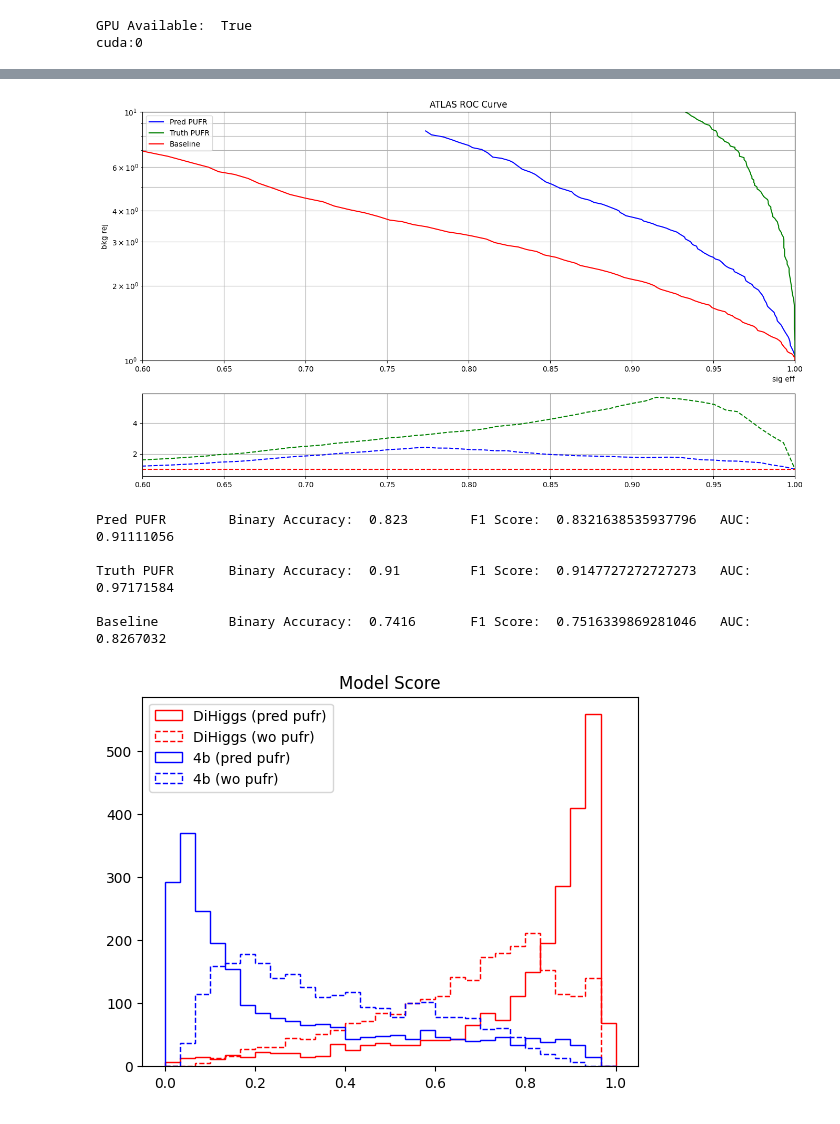
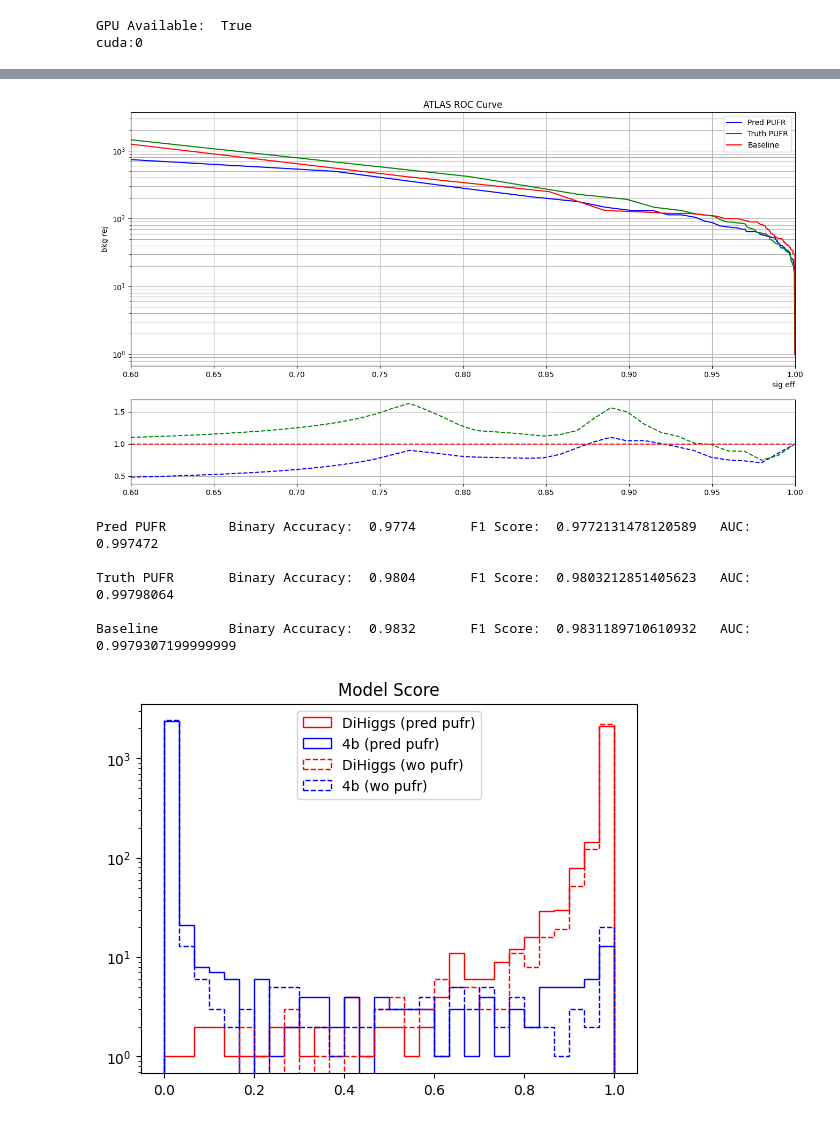
Before and after one commit to LukeV37/Pileup_Project, a Jupyter notebook: analysis/DiHiggs_4b_Attention_Classifier_PRED_PUFR.ipynb, the cells around one changed output, grey strips where cells are left out. Cells and saved outputs as stored; diff of their text form; code cells hidden in the pictures.

```diff
--- a/analysis/DiHiggs_4b_Attention_Classifier_PRED_PUFR.ipynb
+++ b/analysis/DiHiggs_4b_Attention_Classifier_PRED_PUFR.ipynb
@@ -122,7 +122,7 @@ print()
 GPU Available:  True
 cuda:0
 # %%
-model = torch.load("../models/PUFNN_diHiggs.torch")
+model = torch.load("../models/results/PUFNN.torch")
 
 PUFrANN = model.to(device)
 # %%
@@ -298,6 +356,7 @@ def train(model, optimizer, data, epochs=20):
 
     history = {'train_loss':[],'test_loss':[]}
 
+    scheduler = torch.optim.lr_scheduler.StepLR(optimizer, step_size=10, gamma=0.1)
     for e in range(epochs):
         cum_loss_train = []
         cum_loss_val = []
@@ -318,6 +377,8 @@ def train(model, optimizer, data, epochs=20):
             loss = loss_fn(y_pred,y_val[event].to(device))
             cum_loss_val.append(loss.detach().cpu().numpy())
 
+        scheduler.step()
+
         history['train_loss'].append(np.mean(cum_loss_train))
         history['test_loss'].append(np.mean(cum_loss_val))
 
@@ -398,11 +453,11 @@ Epoch: 4        Train Loss: 0.6354      Val Loss: 0.7478
 # %%
-train_more=False
+train_more=True
 if train_more:
-    Epochs = 2
+    Epochs = 23
 
     # Train model with pt,eta,phi,m,pufr
     print("Training with PUFR")
-    data = [X_train_pufr, y_train, X_val_pufr, y_train]
+    data = [X_train_pufr, y_train, X_val_pufr, y_val]
     PUFR_history2 = train(PUFR, optimizer_pufr, data, epochs=Epochs)
     PUFR_history['train_loss'] = np.concatenate([PUFR_history['train_loss'],PUFR_history2['train_loss']], axis=0)
     PUFR_history['test_loss'] = np.concatenate([PUFR_history['test_loss'],PUFR_history2['test_loss']], axis=0)
@@ -414,7 +469,7 @@ if train_more:
 
     # Train model with pt,eta,phi,m,pufr
     print("Training with Truth PUFR")
-    data = [X_train_truth, y_train, X_val_truth, y_train]
+    data = [X_train_truth, y_train, X_val_truth, y_val]
     Truth_history2 = train(Truth, optimizer_truth, data, epochs=Epochs)
     Truth_history['train_loss'] = np.concatenate([Truth_history['train_loss'],Truth_history2['train_loss']], axis=0)
     Truth_history['test_loss'] = np.concatenate([Truth_history['test_loss'],Truth_history2['test_loss']], axis=0)
@@ -425,7 +480,7 @@ if train_more:
     plt.show()
 
     print("Training Baseline")
-    data = [X_train_baseline, y_train, X_val_baseline, y_train]
+    data = [X_train_baseline, y_train, X_val_baseline, y_val]
     Baseline_history2 = train(Baseline, optimizer_baseline, data, epochs=Epochs)
     Baseline_history['train_loss'] = np.concatenate([Baseline_history['train_loss'],Baseline_history2['train_loss']], axis=0)
     Baseline_history['test_loss'] = np.concatenate([Baseline_history['test_loss'],Baseline_history2['test_loss']], axis=0)
@@ -455,7 +552,7 @@ def ATLAS_roc(y_true, y_pred):
     sig_eff = []
     bkg_eff = []
 
-    thresholds = np.linspace(0,0.7,100)
+    thresholds = np.linspace(0,0.999,100)
 
     for threshold in thresholds:
         sig_eff.append(((y_pred[sig] > threshold).sum() / y_true[sig].shape[0]))
@@ -469,7 +566,7 @@ def ATLAS_roc(y_true, y_pred):
     return np.array(sig_eff), np.array(bkg_rej), thresholds
 
 def get_predictions(model, data):
-    X_test, y_test = data
+    X_test = data
     model.to(device)
     model.eval()
 
@@ -492,13 +589,13 @@ def get_metrics(y_true, y_pred, threshold):
 
 fig, (ax1, ax2) = plt.subplots(2,1,figsize=(16,9), gridspec_kw={'height_ratios': [3, 1]})
 
-pufr_pred = get_predictions(PUFR, [X_test_pufr, y_test])
-truth_pred = get_predictions(Truth, [X_test_truth, y_test])
-baseline_pred = get_predictions(Baseline, [X_test_baseline, y_test])
+pufr_pred = get_predictions(PUFR, X_test_pufr)
+truth_pred = get_predictions(Truth, X_test_truth)
+baseline_pred = get_predictions(Baseline, X_test_baseline)
 
-x1,y1,th1,AUC1,BA1,f11 = get_metrics(y_test, pufr_pred, 0.5)
-x2,y2,th2,AUC2,BA2,f12 = get_metrics(y_test, truth_pred, 0.5)
-x3,y3,th3,AUC3,BA3,f13 = get_metrics(y_test, baseline_pred, 0.5)
+x1,y1,th1,AUC1,BA1,f11 = get_metrics(y_test, pufr_pred, 0.8)
+x2,y2,th2,AUC2,BA2,f12 = get_metrics(y_test, truth_pred, 0.8)
+x3,y3,th3,AUC3,BA3,f13 = get_metrics(y_test, baseline_pred, 0.8)
 
 ax1.set_title("ATLAS ROC Curve")
 ax1.set_xlabel("sig eff",loc='right')
@@ -530,7 +627,7 @@ ax1.legend()
 ax1.set_yscale('log')
 ax1.grid(which='both')
 ax2.grid(which='both')
-ax1.set_ylim(1,10)
+#ax1.set_ylim(1,10)
 ax1.set_xlim(0.6,1)
 ax2.set_xlim(0.6,1)
 plt.show()
@@ -542,24 +639,28 @@ print("")
 print("Baseline\t","Binary Accuracy: ", BA3, "\tF1 Score: ", f13, "\tAUC: ", AUC3)
 print("")
 # %% [output]
-[figure, old version]
+[figure, new version]
-Pred PUFR        Binary Accuracy:  0.823        F1 Score:  0.8321638535937796   AUC:  0.91111056
+Pred PUFR        Binary Accuracy:  0.9774       F1 Score:  0.9772131478120589   AUC:  0.997472
 
-Truth PUFR       Binary Accuracy:  0.91         F1 Score:  0.9147727272727273   AUC:  0.97171584
+Truth PUFR       Binary Accuracy:  0.9804       F1 Score:  0.9803212851405623   AUC:  0.99798064
 
-Baseline         Binary Accuracy:  0.7416       F1 Score:  0.7516339869281046   AUC:  0.8267032
+Baseline         Binary Accuracy:  0.9832       F1 Score:  0.9831189710610932   AUC:  0.9979307199999999
 # %%
 mask = y_test==1
 
 plt.title("Model Score")
+
 plt.hist(pufr_pred[mask],color='r',histtype='step',label='DiHiggs (pred pufr)',bins=30,range=(0,1))
+plt.hist(pufr_pred[~mask],color='b',histtype='step',label='4b (pred pufr)',bins=30,range=(0,1))
+
 #plt.hist(truth_pred[mask],color='k',histtype='step',label='DiHiggs (truth pufr)',bins=30,range=(0,1))
+#plt.hist(truth_pred[~mask],color='k',histtype='step',label='4b (truth pufr)',bins=30,linestyle='--',range=(0,1))
+
 plt.hist(baseline_pred[mask],color='r',histtype='step',label='DiHiggs (wo pufr)',bins=30,range=(0,1),linestyle='--')
+plt.hist(baseline_pred[~mask],color='b',histtype='step',label='4b (wo pufr)',bins=30,range=(0,1),linestyle='--')
 
-plt.hist(pufr_pred[~mask],color='b',histtype='step',label='4b (pred pufr)',bins=30,range=(0,1))
-#plt.hist(truth_pred[~mask],color='k',histtype='step',label='4b (truth pufr)',bins=30,linestyle='--',range=(0,1))
-plt.hist(baseline_pred[~mask],color='b',histtype='step',label='4b (wo pufr)',bins=30,linestyle='--',range=(0,1))
+plt.yscale('log')
 plt.legend()
 plt.show()
 # %% [output]
-[figure, old version]
+[figure, new version]
```
Also changed, not shown: parts of 9 cells of this notebook.
